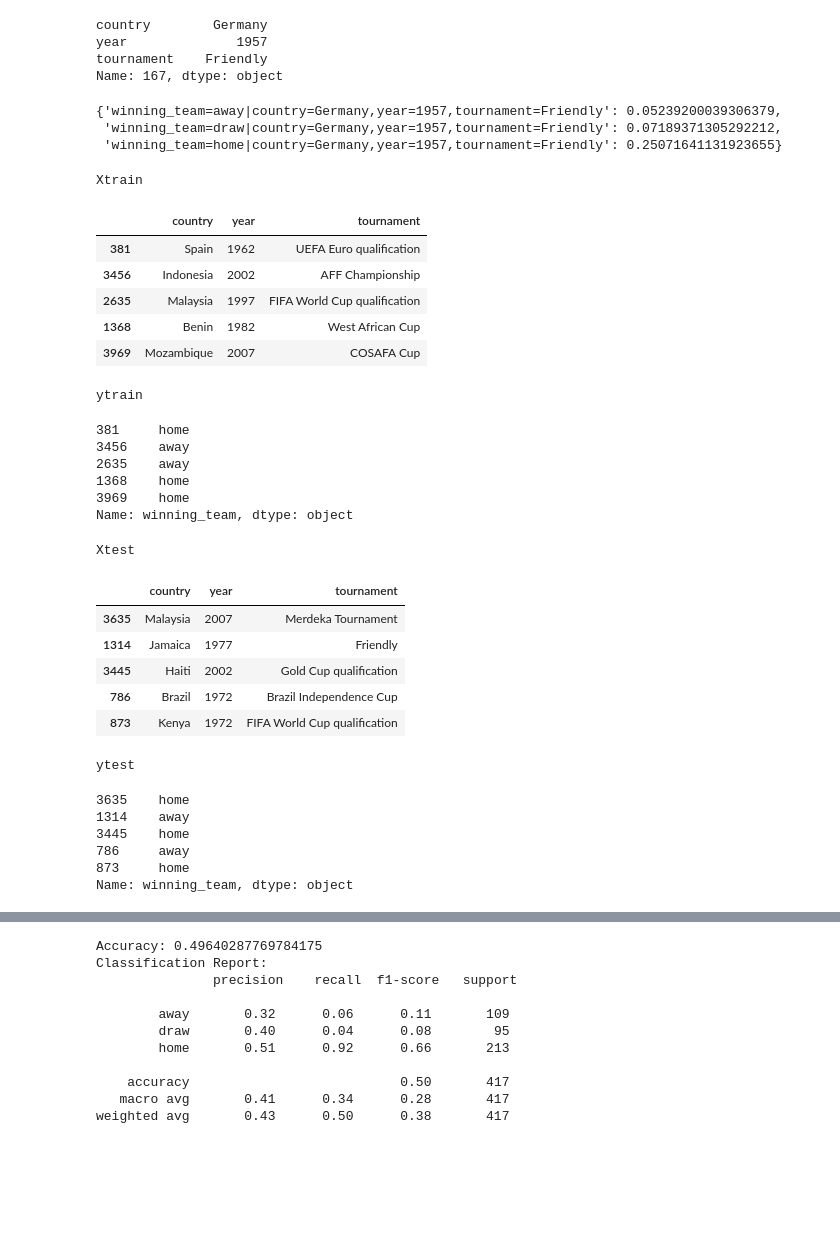
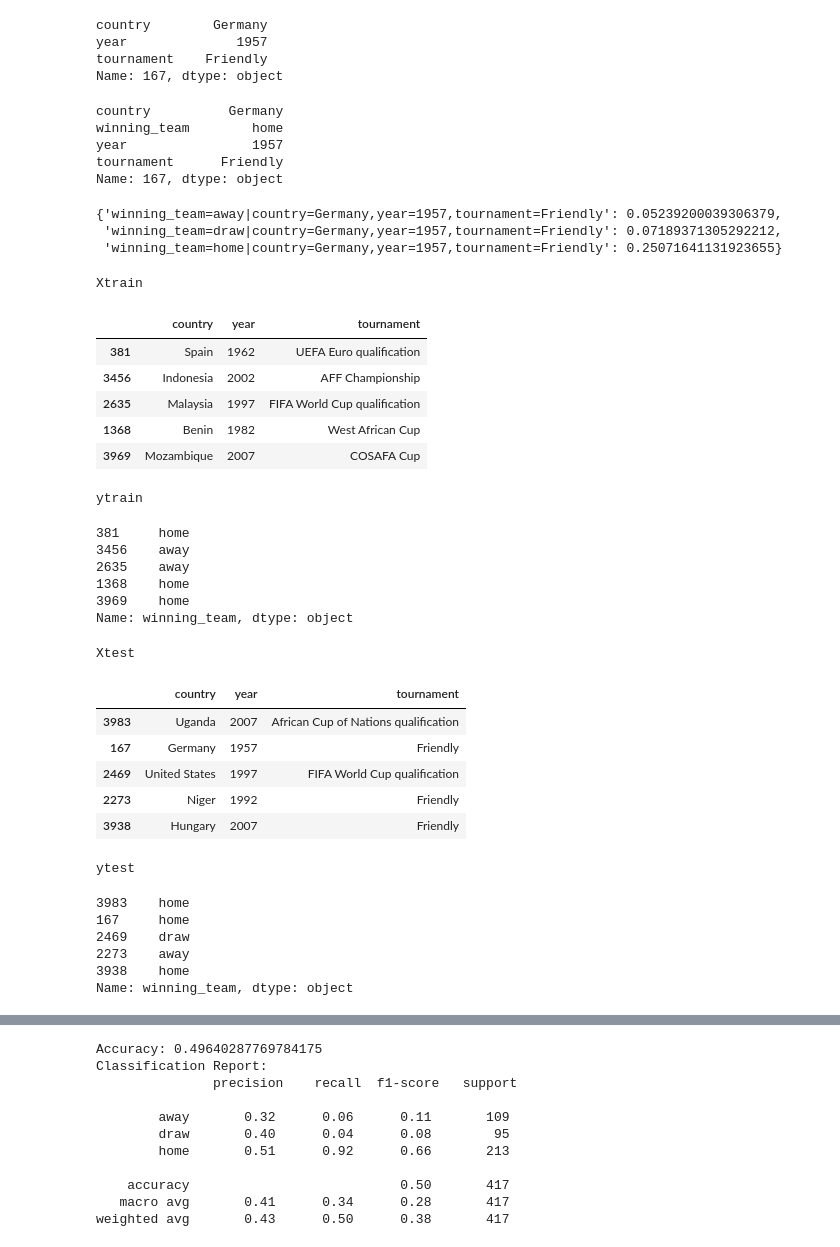
Before and after one commit to lamkin1/466-Project, a Jupyter notebook: Bayesian_KDD.ipynb, the cells around one changed output, grey strips where cells are left out. Cells and saved outputs as stored; diff of their text form; code cells hidden in the pictures; blank space fills up the shorter version.

```diff
--- a/Bayesian_KDD.ipynb
+++ b/Bayesian_KDD.ipynb
@@ -131,6 +131,14 @@ country        Germany
 year              1957
 tournament    Friendly
 Name: 167, dtype: object
+# %%
+df_results_01.loc[167]
+# %% [output]
+country          Germany
+winning_team        home
+year                1957
+tournament      Friendly
+Name: 167, dtype: object
 # %%
 post_probs = Bayesian_Classifier.posteriors(probs,priors,x)
 post_probs
@@ -140,43 +148,43 @@ post_probs
  'winning_team=home|country=Germany,year=1957,tournament=Friendly': 0.25071641131923655}
 # %%
 np.random.seed(0)
-Xtrain,ytrain,Xtest,ytest=Bayesian_Classifier.train_test_split(X,y,test_frac = 0.1)
+Xtrain,ytrain,Xtest,ytest=Bayesian_Classifier.train_test_split(X,y,test_frac = 0.2)
 print('Xtrain')
 display(Xtrain.head())
 print('ytrain')
 display(ytrain.head())
 print('Xtest')
 display(Xtest.head())
 print('ytest')
 display(ytest.head())
 # %% [output]
 Xtrain
 |  | country | year | tournament |
 | 381 | Spain | 1962 | UEFA Euro qualification |
 | 3456 | Indonesia | 2002 | AFF Championship |
 | 2635 | Malaysia | 1997 | FIFA World Cup qualification |
 | 1368 | Benin | 1982 | West African Cup |
 | 3969 | Mozambique | 2007 | COSAFA Cup |
 ytrain
 381     home
 3456    away
 2635    away
 1368    home
 3969    home
 Name: winning_team, dtype: object
 Xtest
 |  | country | year | tournament |
-| 3635 | Malaysia | 2007 | Merdeka Tournament |
-| 1314 | Jamaica | 1977 | Friendly |
-| 3445 | Haiti | 2002 | Gold Cup qualification |
-| 786 | Brazil | 1972 | Brazil Independence Cup |
-| 873 | Kenya | 1972 | FIFA World Cup qualification |
+| 3983 | Uganda | 2007 | African Cup of Nations qualification |
+| 167 | Germany | 1957 | Friendly |
+| 2469 | United States | 1997 | FIFA World Cup qualification |
+| 2273 | Niger | 1992 | Friendly |
+| 3938 | Hungary | 2007 | Friendly |
 ytest
-3635    home
-1314    away
-3445    home
-786     away
-873     home
+3983    home
+167     home
+2469    draw
+2273    away
+3938    home
 Name: winning_team, dtype: object
 # %%
 np.random.seed(2)
```
Also changed, not shown: parts of 4 cells of this notebook.
